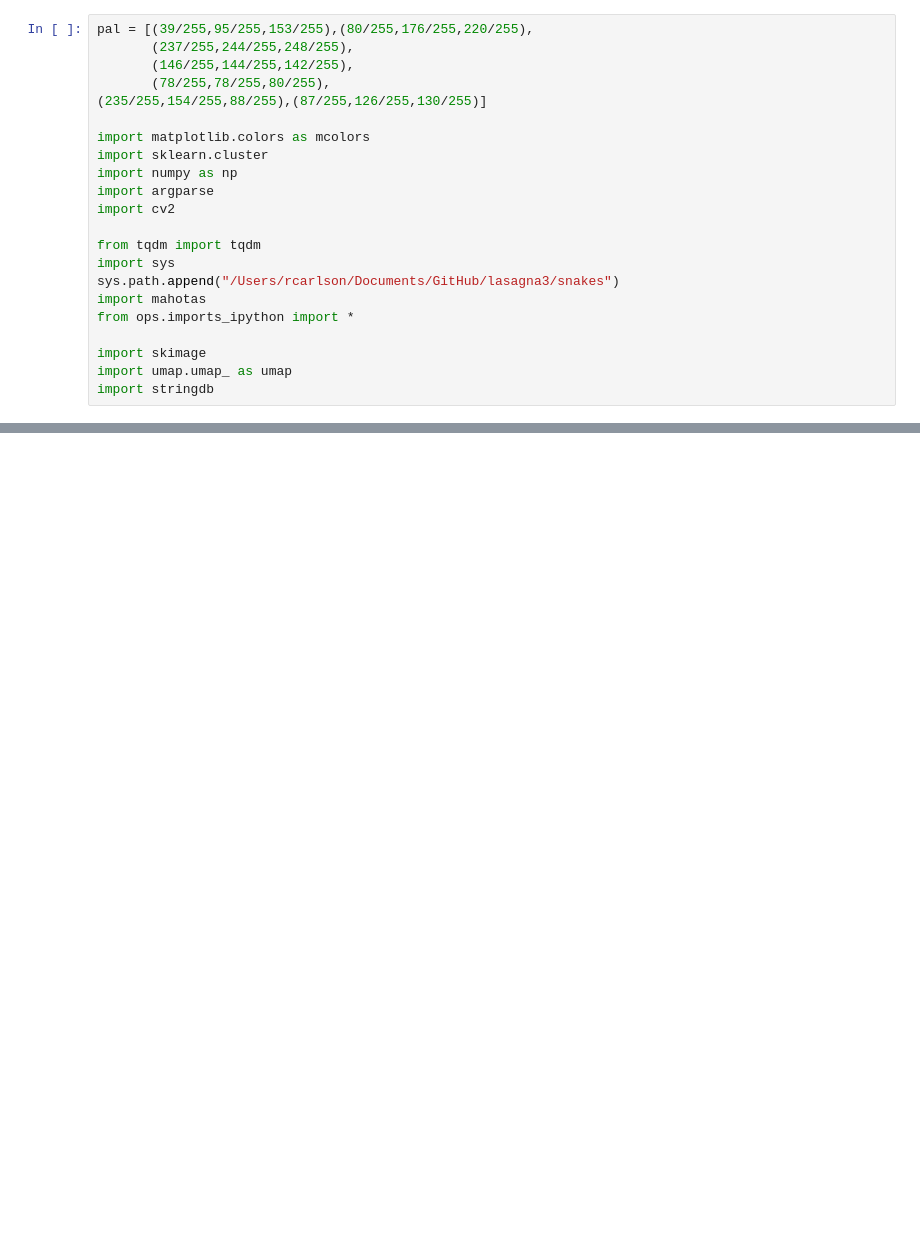
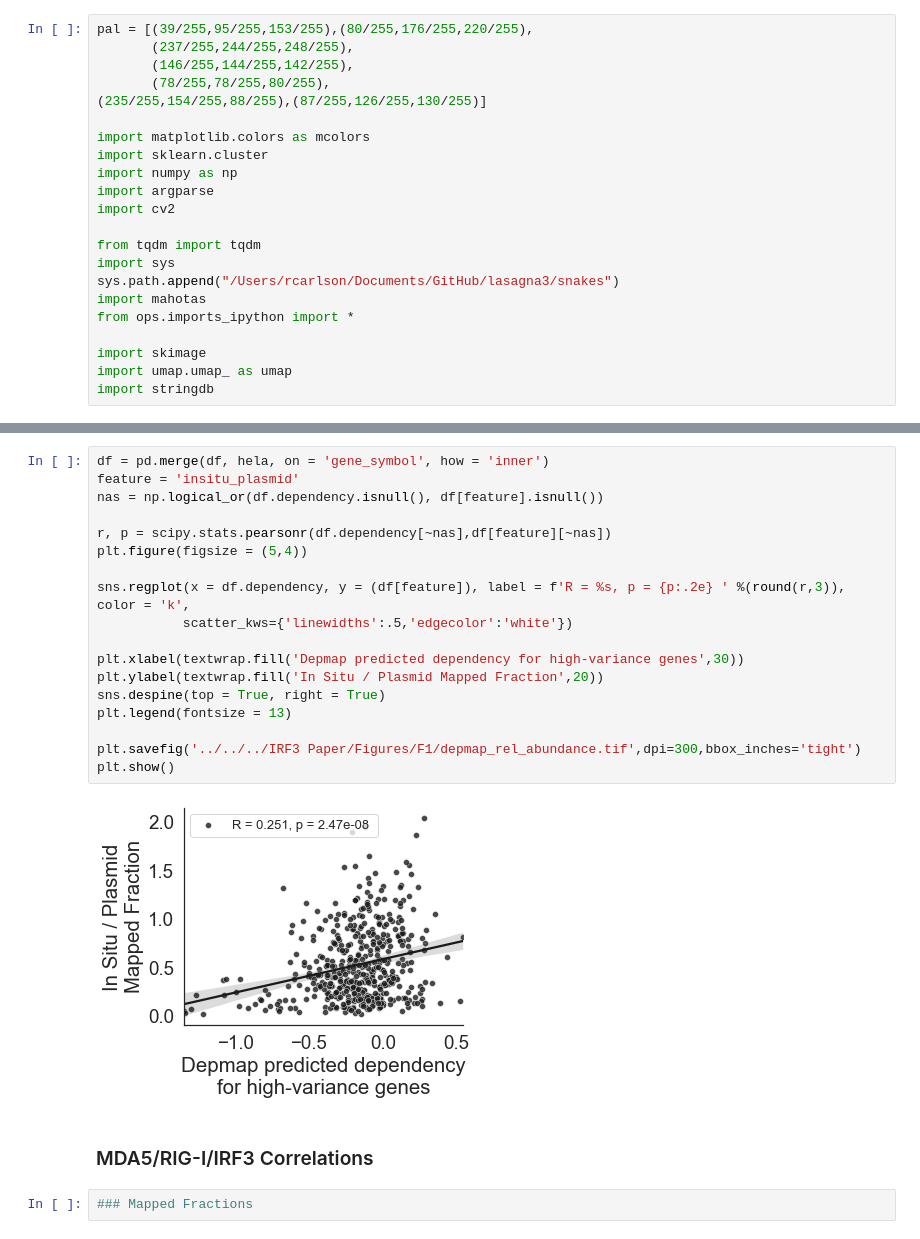
Before and after one commit to beccajcarlson/IRF3OpticalPooledScreen, a Jupyter notebook: CodeforFigures/Figure1_Supp.ipynb, the cells around one changed output, grey strips where cells are left out. Saved outputs shown, nothing was run; the diff lists cells and outputs as text; blank space fills up the shorter version.

```diff
--- a/CodeforFigures/Figure1_Supp.ipynb
+++ b/CodeforFigures/Figure1_Supp.ipynb
@@ -85,0 +142,24 @@ print(np.mean(corrs0),np.mean(corrs1),np.mean(corrs2),np.mean(corrs3))
+# %%
+df = pd.merge(df, hela, on = 'gene_symbol', how = 'inner')
+feature = 'insitu_plasmid'
+nas = np.logical_or(df.dependency.isnull(), df[feature].isnull())
+
+r, p = scipy.stats.pearsonr(df.dependency[~nas],df[feature][~nas])
+plt.figure(figsize = (5,4))
+
+sns.regplot(x = df.dependency, y = (df[feature]), label = f'R = %s, p = {p:.2e} ' %(round(r,3)), color = 'k',
+           scatter_kws={'linewidths':.5,'edgecolor':'white'})
+
+plt.xlabel(textwrap.fill('Depmap predicted dependency for high-variance genes',30))
+plt.ylabel(textwrap.fill('In Situ / Plasmid Mapped Fraction',20))
+sns.despine(top = True, right = True)
+plt.legend(fontsize = 13)
+
+plt.savefig('../../../IRF3 Paper/Figures/F1/depmap_rel_abundance.tif',dpi=300,bbox_inches='tight')
+plt.show()
+# %% [output]
+[figure, added]
+# %% [markdown]
+### MDA5/RIG-I/IRF3 Correlations
+# %%
+### Mapped Fractions
```
Also changed, not shown: parts of 9 cells of this notebook, 7 other files.
